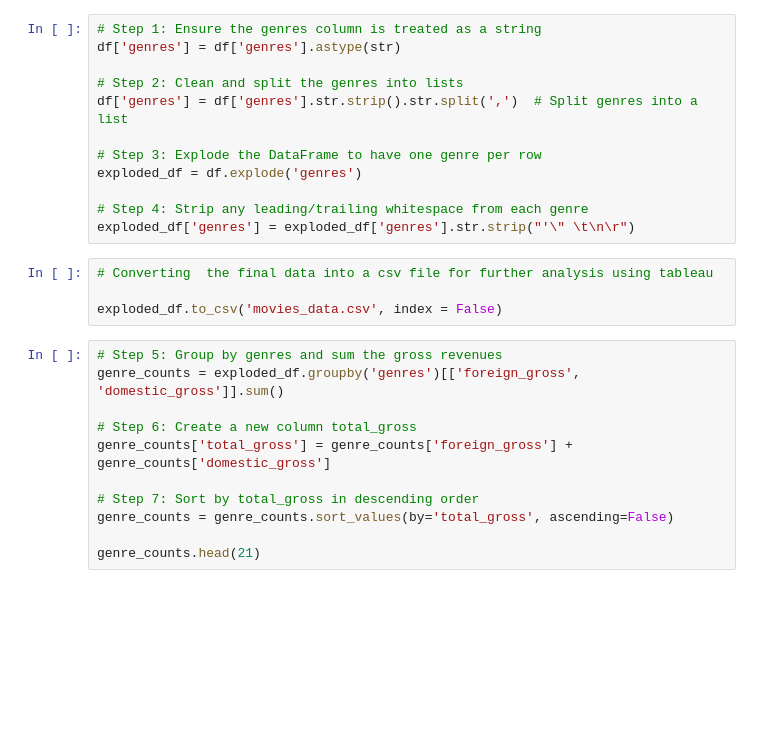
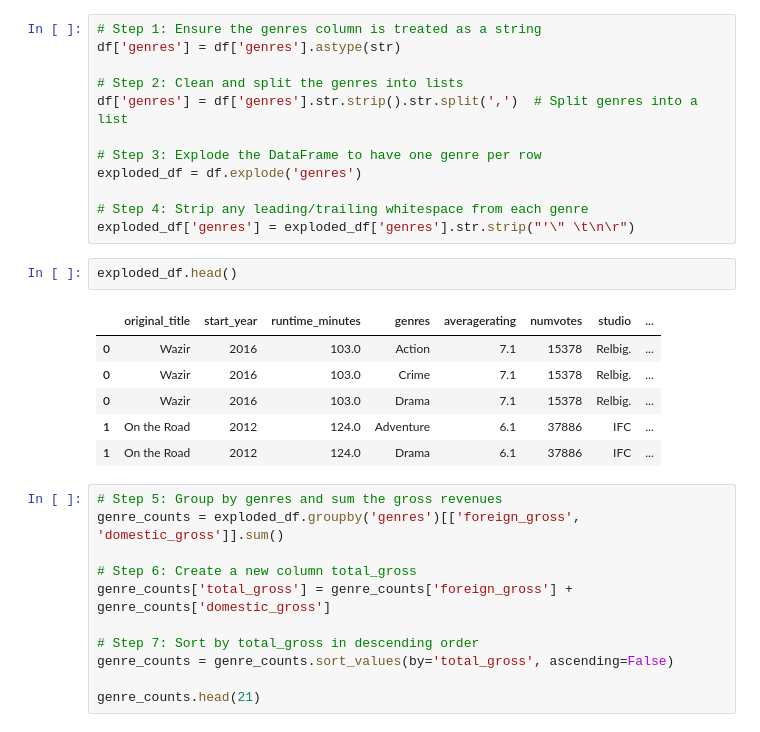
Before and after one commit to She-LoyceTsuma/dsc-phase-2-project-v3, a Jupyter notebook: student.ipynb, the cells around one changed output. Drawn from its saved outputs; the diff is of its cells as text; blank space fills up the shorter version.

```diff
--- a/student.ipynb
+++ b/student.ipynb
@@ -244,10 +244,15 @@ exploded_df = df.explode('genres')
 
 # Step 4: Strip any leading/trailing whitespace from each genre
 exploded_df['genres'] = exploded_df['genres'].str.strip("'\" \t\n\r")
-# %%
-# Converting  the final data into a csv file for further analysis using tableau
-
-exploded_df.to_csv('movies_data.csv', index = False)
+# %%
+exploded_df.head()
+# %% [output]
+|  | original_title | start_year | runtime_minutes | genres | averagerating | numvotes | studio | ... |
+| 0 | Wazir | 2016 | 103.0 | Action | 7.1 | 15378 | Relbig. | ... |
+| 0 | Wazir | 2016 | 103.0 | Crime | 7.1 | 15378 | Relbig. | ... |
+| 0 | Wazir | 2016 | 103.0 | Drama | 7.1 | 15378 | Relbig. | ... |
+| 1 | On the Road | 2012 | 124.0 | Adventure | 6.1 | 37886 | IFC | ... |
+| 1 | On the Road | 2012 | 124.0 | Drama | 6.1 | 37886 | IFC | ... |
 # %%
 # Step 5: Group by genres and sum the gross revenues
 genre_counts = exploded_df.groupby('genres')[['foreign_gross', 'domestic_gross']].sum()
```
Also changed, not shown: parts of 11 cells of this notebook.
